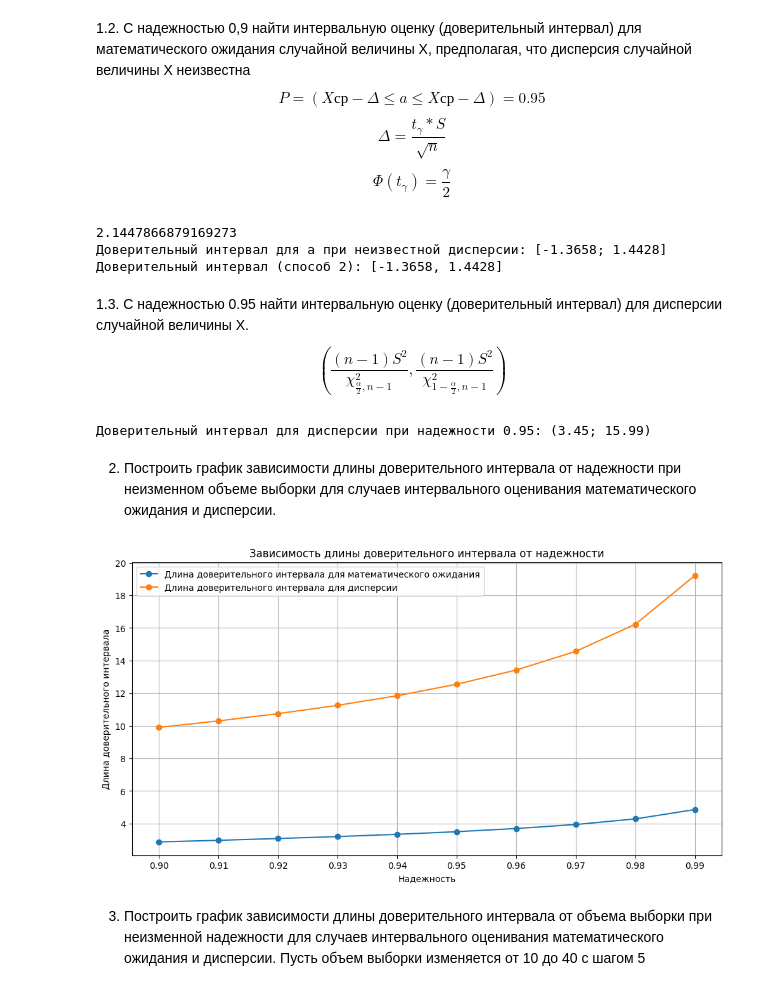
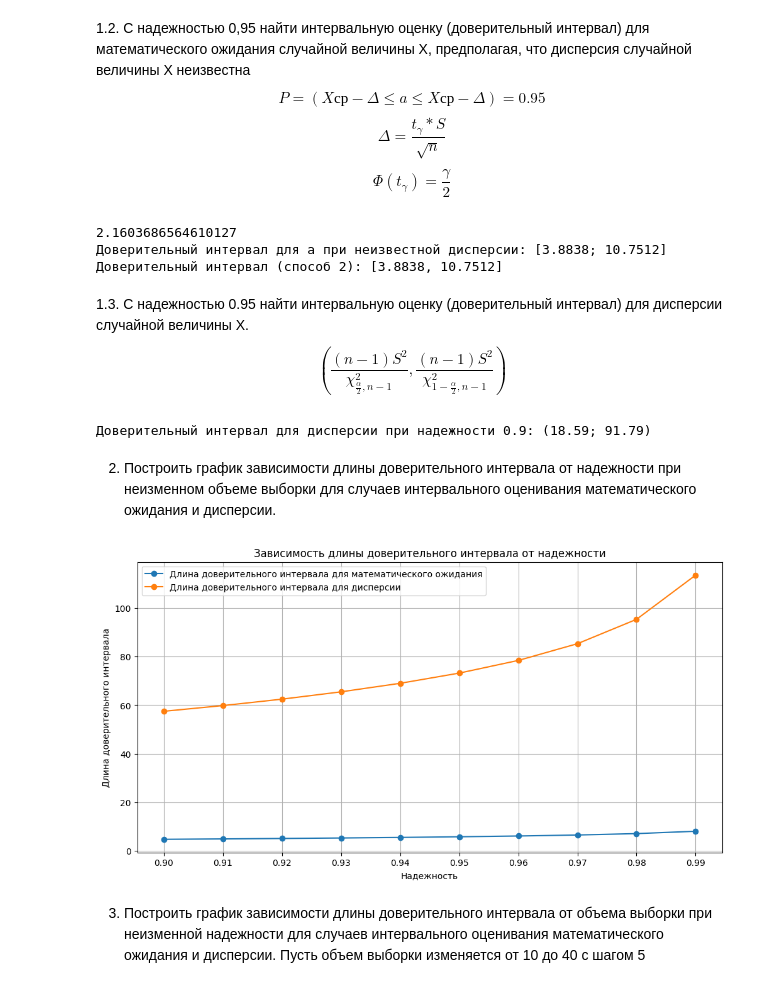
Before and after one commit to Pomi44/Stats_Analysis, a Jupyter notebook: lab_2/main.ipynb, the cells around one changed output. Drawn from its saved outputs; the diff is of its cells as text; code cells hidden in the pictures.

```diff
--- a/lab_2/main.ipynb
+++ b/lab_2/main.ipynb
@@ -9,8 +9,9 @@ import math
 # %%
-n = 16
-a = -1
-sigma = np.sqrt(5)
-gamma = 0,9
+n = 14
+a = 7
+sigma = np.sqrt(25)
+gamma = 0.95
+alpha = 1 - gamma
 # %%
 norm_r=sts.norm.rvs(loc=a,scale=sigma, size=n)
 print(norm_r)
@@ -48,5 +49,5 @@ print(f"Доверительный интервал (способ 2): [{interval
 # %% [markdown]
-1.2. С надежностью 0,9 найти интервальную оценку (доверительный интервал) для
+1.2. С надежностью 0,95 найти интервальную оценку (доверительный интервал) для
 математического ожидания случайной величины X, предполагая, что дисперсия
 случайной величины X неизвестна
 $$P=(Xср- \Delta \le a \le Xср-\Delta)=0.95$$
@@ -66,21 +67,21 @@ S_2 /= (n - 1)
 
 S = math.sqrt(S_2)
 
-t_value = sts.t.ppf(1 - 0.05 / 2, df=15-1)
+t_value = sts.t.ppf(1 - alpha / 2, df=n-1)
 print(t_value)
 
-delta = t_value * S / np.sqrt(15)
+delta = t_value * S / np.sqrt(n)
 lower_bound = x_mean - delta
 upper_bound = x_mean + delta
 print(f"Доверительный интервал для a при неизвестной дисперсии: [{lower_bound:.4f}; {upper_bound:.4f}]")
 
 # 6. Способ с использованием scipy.stats.t.interval
-interval = sts.t.interval(0.95, df=15-1, loc=x_mean, scale=S / np.sqrt(15))
+interval = sts.t.interval(gamma, df=n-1, loc=x_mean, scale=S / np.sqrt(n))
 print(f"Доверительный интервал (способ 2): [{interval[0]:.4f}, {interval[1]:.4f}]")
 # %% [output]
-2.1447866879169273
-Доверительный интервал для a при неизвестной дисперсии: [-1.3658; 1.4428]
-Доверительный интервал (способ 2): [-1.3658, 1.4428]
+2.1603686564610127
+Доверительный интервал для a при неизвестной дисперсии: [3.8838; 10.7512]
+Доверительный интервал (способ 2): [3.8838, 10.7512]
 # %% [markdown]
 1.3. С надежностью 0.95 найти интервальную оценку (доверительный интервал) для
 дисперсии случайной величины X.
@@ -88,17 +89,16 @@ $$
 \left( \frac{(n - 1) S^2}{\chi^2_{\frac{\alpha}{2}, n-1}}, \frac{(n - 1) S^2}{\chi^2_{1 - \frac{\alpha}{2}, n-1}} \right)
 $$
 # %%
-alpha = 0.05
-chi2_lower = sts.chi2.ppf(alpha / 2, df=14)
-chi2_upper = sts.chi2.ppf(1 - alpha / 2, df=14)
+chi2_lower = sts.chi2.ppf(alpha / 2, df=n-1)
+chi2_upper = sts.chi2.ppf(1 - alpha / 2, df=n-1)
 
 # 3. Вычисляем границы доверительного интервала для дисперсии
-lower_bound = 14 * S_2 / chi2_upper
-upper_bound = 14 * S_2 / chi2_lower
+lower_bound = (n-1) * S_2 / chi2_upper
+upper_bound = (n-1) * S_2 / chi2_lower
 
-print(f"Доверительный интервал для дисперсии при надежности 0.95: ({lower_bound:.2f}; {upper_bound:.2f})")
+print(f"Доверительный интервал для дисперсии при надежности 0.9: ({lower_bound:.2f}; {upper_bound:.2f})")
 # %% [output]
-Доверительный интервал для дисперсии при надежности 0.95: (3.45; 15.99)
+Доверительный интервал для дисперсии при надежности 0.9: (18.59; 91.79)
 # %% [markdown]
 2. Построить график зависимости длины доверительного интервала от надежности при
 неизменном объеме выборки для случаев интервального оценивания математического
@@ -106,37 +106,37 @@ print(f"Доверительный интервал для дисперсии п
 # %%
 confidence_levels = np.linspace(0.90, 0.99, 10)  # от 90% до 99%
 
 # Длины доверительных интервалов
 len_mean = []
 len_var = []
 
 for confidence in confidence_levels:
     # 1. Доверительный интервал для математического ожидания
     alpha = 1 - confidence
-    t_value = sts.t.ppf(1 - alpha / 2, 14)
-    len_interval = t_value * (np.sqrt(10) / np.sqrt(15))
+    t_value = sts.t.ppf(1 - alpha / 2, n - 1)
+    len_interval = t_value * (sigma / np.sqrt(n))
     length_mean = 2 * len_interval
     len_mean.append( length_mean)
 
     # 2. Доверительный интервал для дисперсии
-    chi2_lower = sts.chi2.ppf(alpha / 2, 14)
-    chi2_upper = sts.chi2.ppf(1 - alpha / 2, 14)
-    length_variance = (14) * S_2 / chi2_lower - (14) * S_2 / chi2_upper
+    chi2_lower = sts.chi2.ppf(alpha / 2, n-1)
+    chi2_upper = sts.chi2.ppf(1 - alpha / 2, n-1)
+    length_variance = (n-1) * S_2 / chi2_lower - (n-1) * S_2 / chi2_upper
     len_var.append(length_variance)
 
 # Построение графиков
 plt.figure(figsize=(12, 6))
 plt.plot(confidence_levels, len_mean, marker='o', label='Длина доверительного интервала для математического ожидания')
 plt.plot(confidence_levels, len_var, marker='o', label='Длина доверительного интервала для дисперсии')
 plt.title('Зависимость длины доверительного интервала от надежности')
 plt.xlabel('Надежность')
 plt.ylabel('Длина доверительного интервала')
 plt.grid()
 plt.legend()
 plt.xticks(confidence_levels)
 plt.show()
 # %% [output]
-[figure, old version]
+[figure, new version]
 # %% [markdown]
 3. Построить график зависимости длины доверительного интервала от объема выборки при
 неизменной надежности для случаев интервального оценивания математического
```
Also changed, not shown: parts of 32 cells of this notebook.
